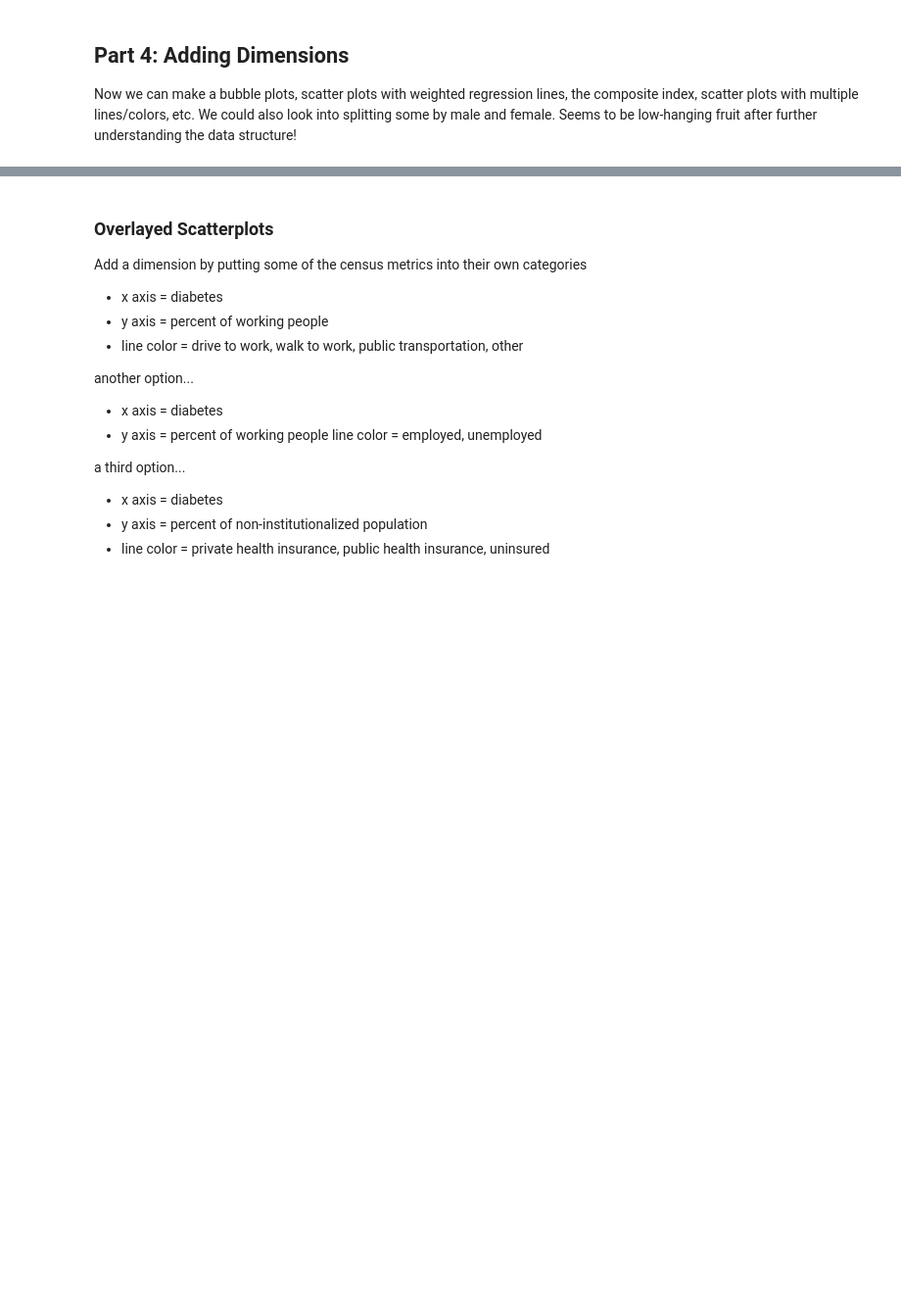
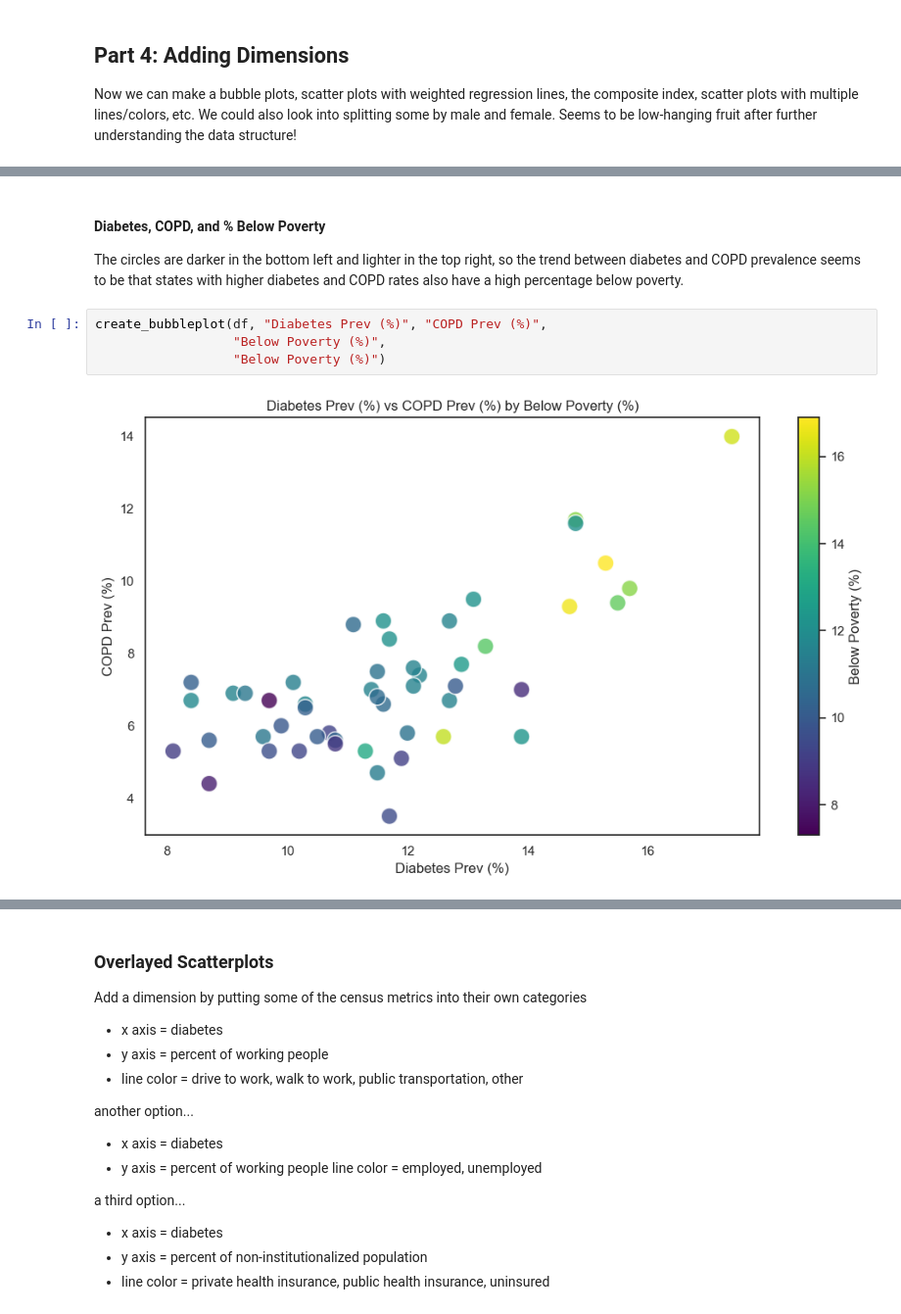
Before and after one commit to duhoang920/siads_593_milestone_1, a Jupyter notebook: main.ipynb, the cells around one changed output, grey strips where cells are left out. Shown at 98% size. Saved outputs shown, nothing was run; the diff lists cells and outputs as text; blank space fills up the shorter version.

```diff
--- a/main.ipynb
+++ b/main.ipynb
@@ -558,0 +562,9 @@ We see that diabetes correlates most with obesity. Let's run with that.
+# %% [markdown]
+#### Diabetes, COPD, and % Below Poverty
+The circles are darker in the bottom left and lighter in the top right, so the trend between diabetes and COPD prevalence seems to be that states with higher diabetes and COPD rates also have a high percentage below poverty.
+# %%
+create_bubbleplot(df, "Diabetes Prev (%)", "COPD Prev (%)",
+                  "Below Poverty (%)",
+                  "Below Poverty (%)")
+# %% [output]
+[figure, added]
```
Also changed, not shown: parts of 19 cells of this notebook, 1 other file.
